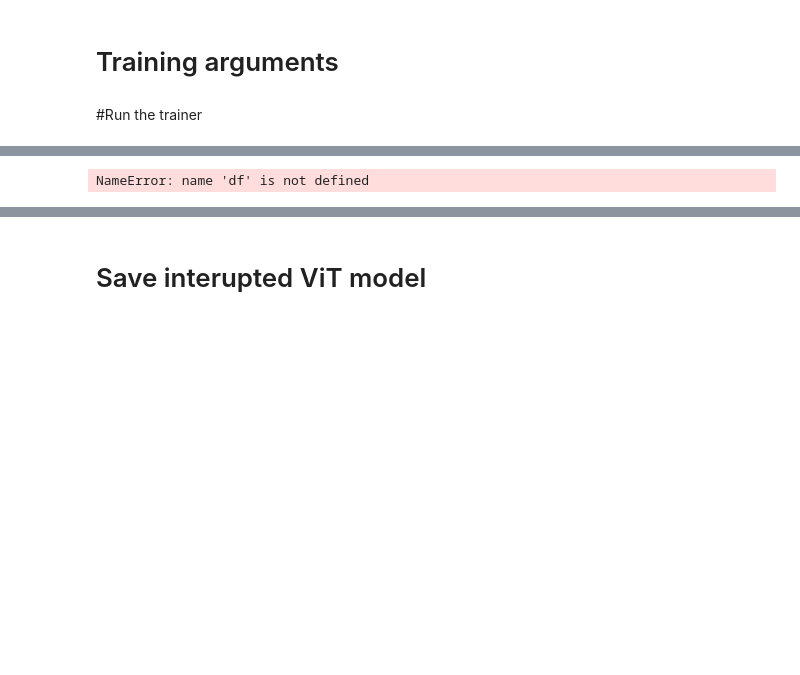
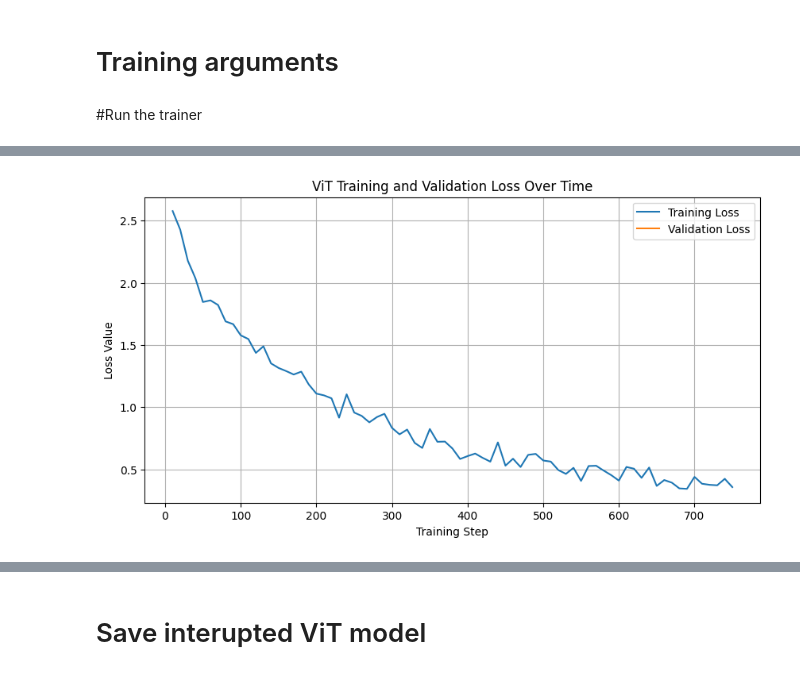
Before and after one commit to isaacadebayo/Predictive_Analytics_and_NLP, a Jupyter notebook: Visual_Transformer_and_CNN.ipynb, the cells around one changed output, grey strips where cells are left out. Drawn from its saved outputs; the diff is of its cells as text; code cells hidden in the pictures; blank space fills up the shorter version.

```diff
--- a/Visual_Transformer_and_CNN.ipynb
+++ b/Visual_Transformer_and_CNN.ipynb
@@ -907,18 +929,18 @@ dtype: float64
 # %%
 import matplotlib.pyplot as plt
 train_logs = df[df['loss'].notna()]
-eval_logs = df[df["epoch"].notna()]
+eval_logs = df[df["eval_loss"].notna()] # Filter for rows where eval_loss is present, which corresponds to evaluation steps
 
 #3. Create the plot
 plt.figure(figsize=(10, 5))
 plt.plot(train_logs['step'], train_logs['loss'], label='Training Loss')
-plt.plot(eval_logs['step'], eval_logs['epoch'], label='Validation Loss')
+plt.plot(eval_logs['step'], eval_logs['eval_loss'], label='Validation Loss') # Corrected to plot 'eval_loss'
 plt.xlabel('Training Step')
 plt.ylabel('Loss Value')
 plt.title('ViT Training and Validation Loss Over Time')
 plt.legend()
 plt.grid(True)
 plt.show()
 # %% [output]
-NameError: name 'df' is not defined
+[figure, added]
 # %%
```
Also changed, not shown: parts of 35 cells of this notebook.
